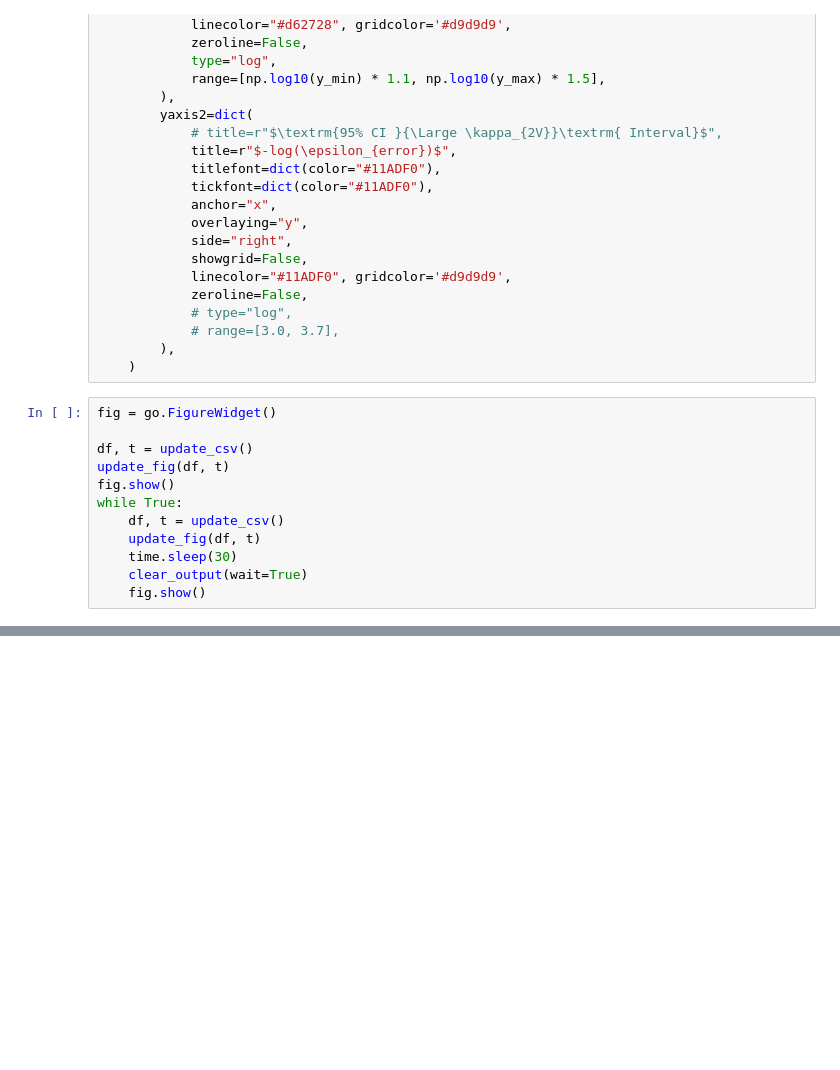
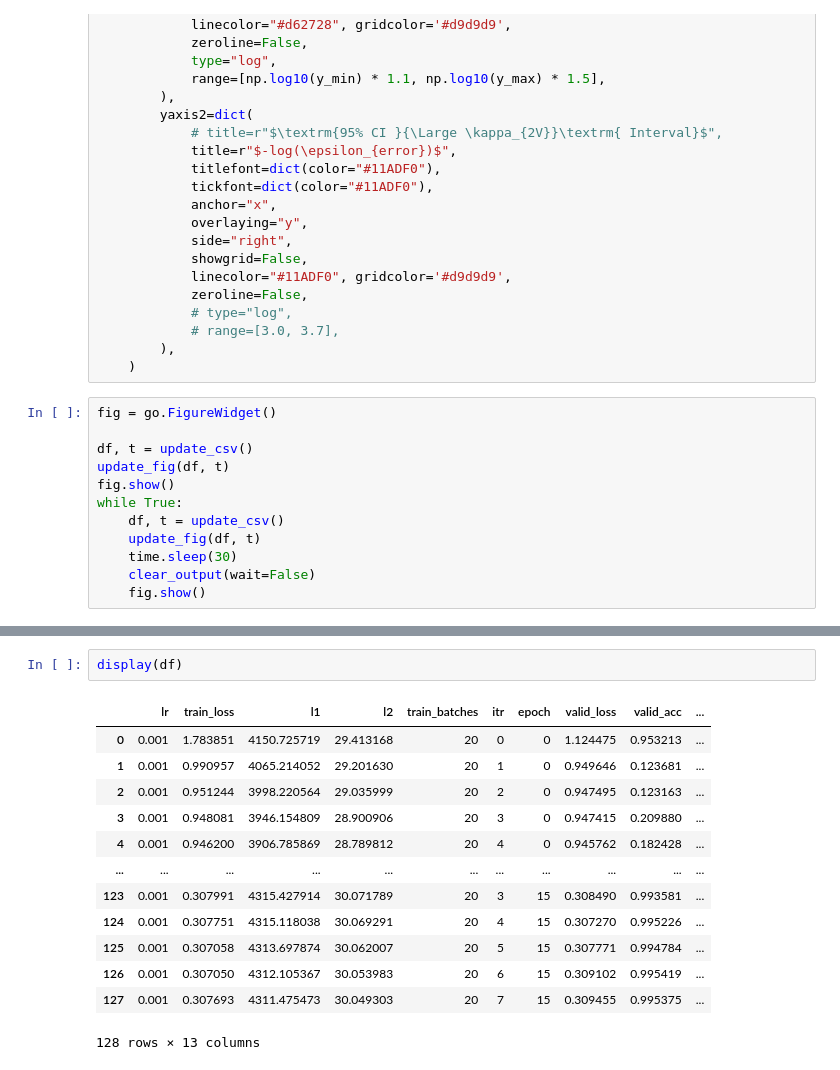
Before and after one commit to Zejia-Lu/trkgnn, a Jupyter notebook: visualization/monitor_ihep.ipynb, the cells around one changed output, grey strips where cells are left out. Saved outputs shown, nothing was run; the diff lists cells and outputs as text; blank space fills up the shorter version.

```diff
--- a/visualization/monitor_ihep.ipynb
+++ b/visualization/monitor_ihep.ipynb
@@ -121,7 +123,7 @@ while True:
     df, t = update_csv()
     update_fig(df, t)
     time.sleep(30)
-    clear_output(wait=True)
+    clear_output(wait=False)
     fig.show()
 # %% [output]
 [interactive output not drawn]
@@ -130 +131,17 @@ while True:
 KeyboardInterrupt:
+# %%
+display(df)
+# %% [output]
+|  | lr | train_loss | l1 | l2 | train_batches | itr | epoch | valid_loss | valid_acc | ... |
+| 0 | 0.001 | 1.783851 | 4150.725719 | 29.413168 | 20 | 0 | 0 | 1.124475 | 0.953213 | ... |
+| 1 | 0.001 | 0.990957 | 4065.214052 | 29.201630 | 20 | 1 | 0 | 0.949646 | 0.123681 | ... |
+| 2 | 0.001 | 0.951244 | 3998.220564 | 29.035999 | 20 | 2 | 0 | 0.947495 | 0.123163 | ... |
+| 3 | 0.001 | 0.948081 | 3946.154809 | 28.900906 | 20 | 3 | 0 | 0.947415 | 0.209880 | ... |
+| 4 | 0.001 | 0.946200 | 3906.785869 | 28.789812 | 20 | 4 | 0 | 0.945762 | 0.182428 | ... |
+| ... | ... | ... | ... | ... | ... | ... | ... | ... | ... | ... |
+| 123 | 0.001 | 0.307991 | 4315.427914 | 30.071789 | 20 | 3 | 15 | 0.308490 | 0.993581 | ... |
+| 124 | 0.001 | 0.307751 | 4315.118038 | 30.069291 | 20 | 4 | 15 | 0.307270 | 0.995226 | ... |
+| 125 | 0.001 | 0.307058 | 4313.697874 | 30.062007 | 20 | 5 | 15 | 0.307771 | 0.994784 | ... |
+| 126 | 0.001 | 0.307050 | 4312.105367 | 30.053983 | 20 | 6 | 15 | 0.309102 | 0.995419 | ... |
+| 127 | 0.001 | 0.307693 | 4311.475473 | 30.049303 | 20 | 7 | 15 | 0.309455 | 0.995375 | ... |
+128 rows × 13 columns
```
Also changed, not shown: parts of 2 cells of this notebook, 2 other files.
